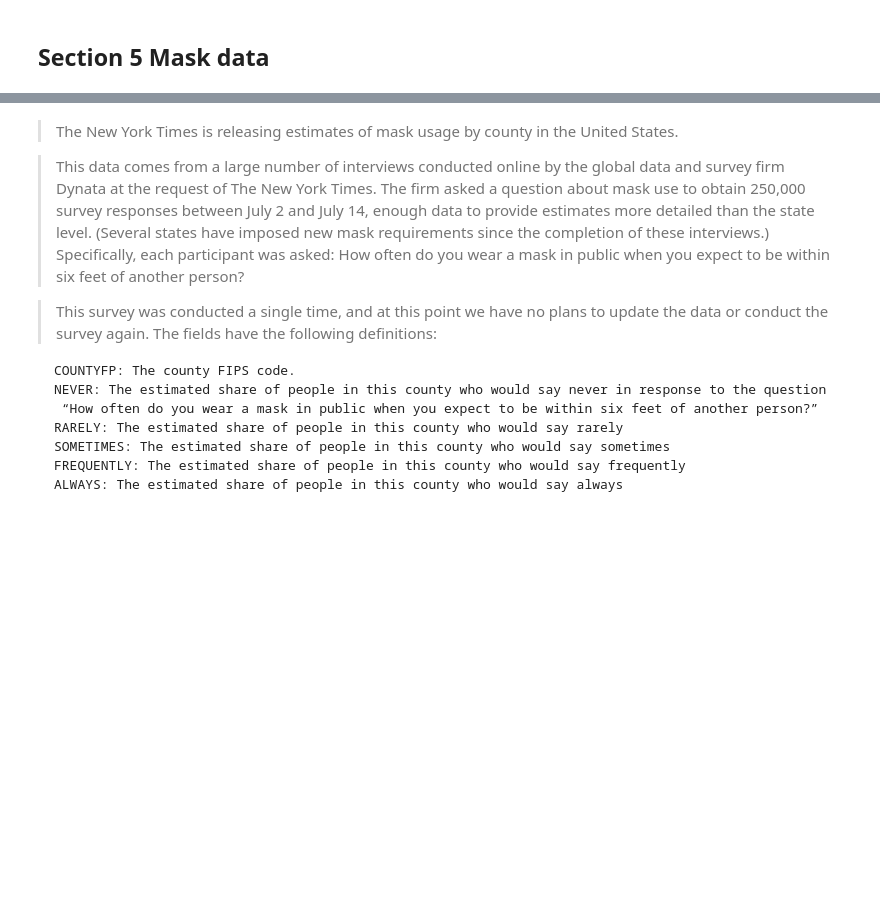
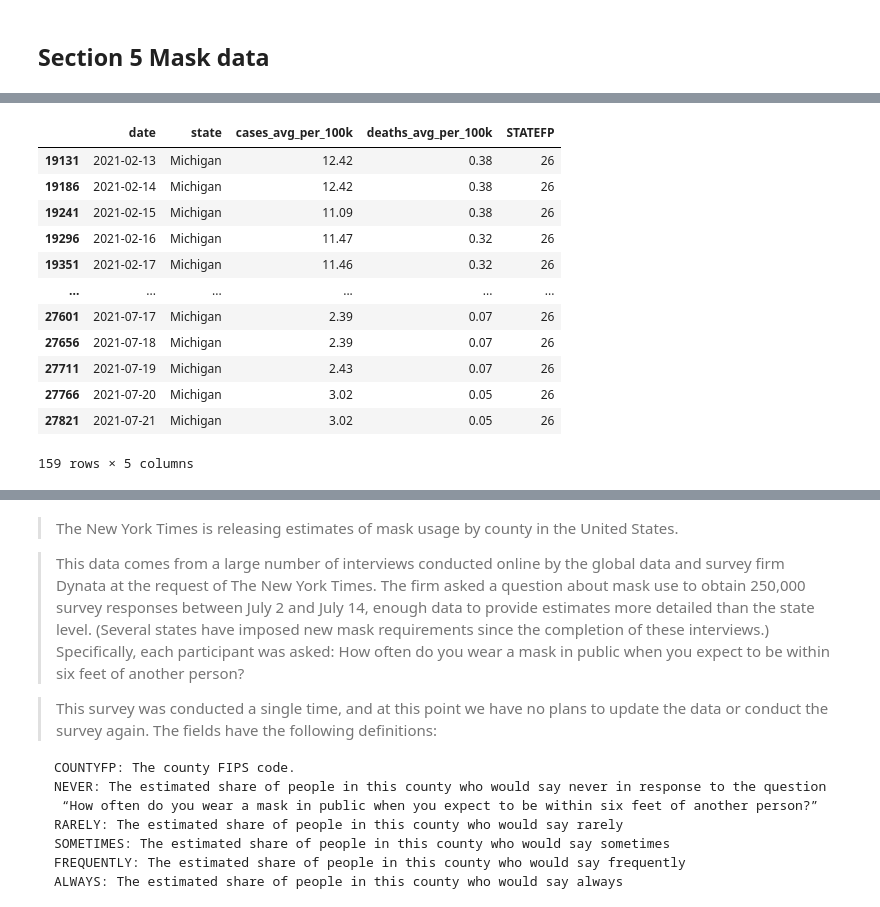
Before and after one commit to sjtalkar/Milestone1BPresidentialElectionAndCovid, a Jupyter notebook: CodeForPresidentialElectionsAndCovid/CovidRollingAveragesAndMaskData-With Delta variant.ipynb, the cells around one changed output, grey strips where cells are left out. Saved outputs shown, nothing was run; the diff lists cells and outputs as text; code cells hidden in the pictures; blank space fills up the shorter version.

```diff
--- a/CodeForPresidentialElectionsAndCovid/CovidRollingAveragesAndMaskData-With Delta variant.ipynb
+++ b/CodeForPresidentialElectionsAndCovid/CovidRollingAveragesAndMaskData-With Delta variant.ipynb
@@ -188,3 +194,19 @@ Create a time series chart from the time of vaccinations for US and all states
+# %%
+state_case_rolling_df[state_case_rolling_df['state'] == 'Michigan']['cases_avg_per_100k'].min()
+# %% [output]
+|  | date | state | cases_avg_per_100k | deaths_avg_per_100k | STATEFP |
+| 19131 | 2021-02-13 | Michigan | 12.42 | 0.38 | 26 |
+| 19186 | 2021-02-14 | Michigan | 12.42 | 0.38 | 26 |
+| 19241 | 2021-02-15 | Michigan | 11.09 | 0.38 | 26 |
+| 19296 | 2021-02-16 | Michigan | 11.47 | 0.32 | 26 |
+| 19351 | 2021-02-17 | Michigan | 11.46 | 0.32 | 26 |
+| ... | ... | ... | ... | ... | ... |
+| 27601 | 2021-07-17 | Michigan | 2.39 | 0.07 | 26 |
+| 27656 | 2021-07-18 | Michigan | 2.39 | 0.07 | 26 |
+| 27711 | 2021-07-19 | Michigan | 2.43 | 0.07 | 26 |
+| 27766 | 2021-07-20 | Michigan | 3.02 | 0.05 | 26 |
+| 27821 | 2021-07-21 | Michigan | 3.02 | 0.05 | 26 |
+159 rows × 5 columns
 # %%
 # Put the five layers into a chart and bind the data
 
```
Also changed, not shown: parts of 3 cells of this notebook, 2 other files.
